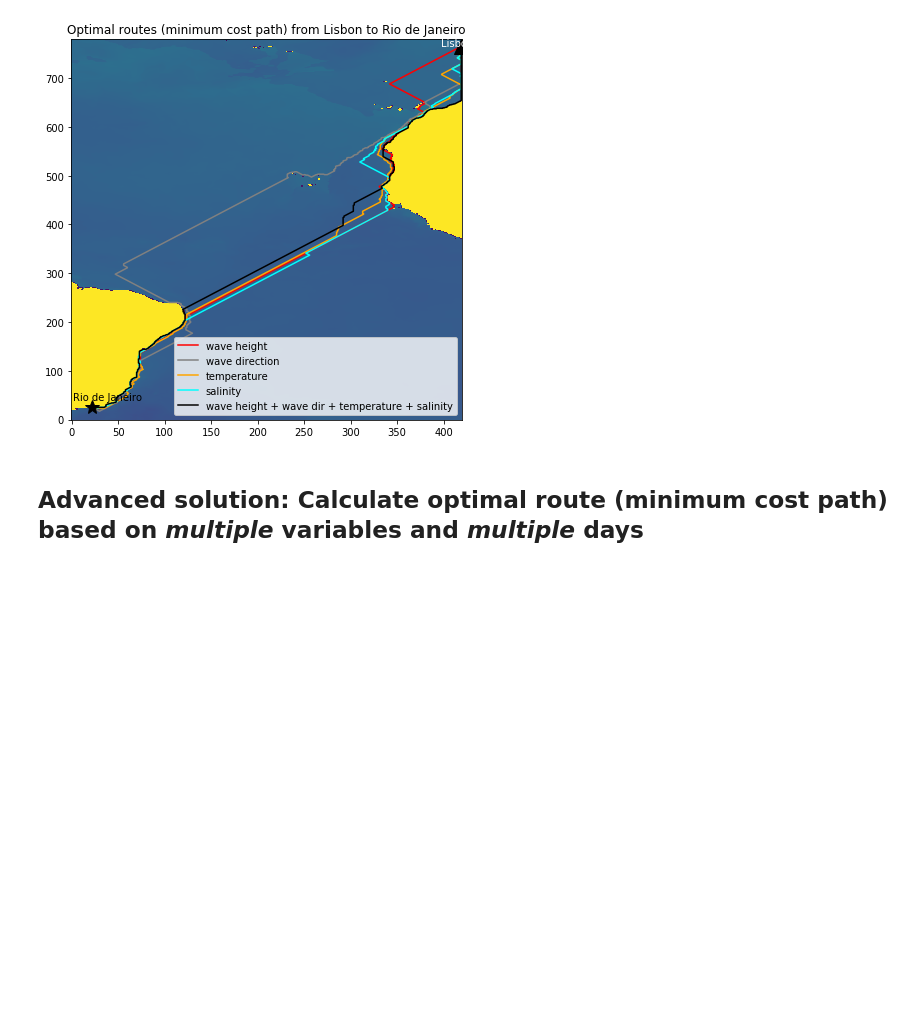
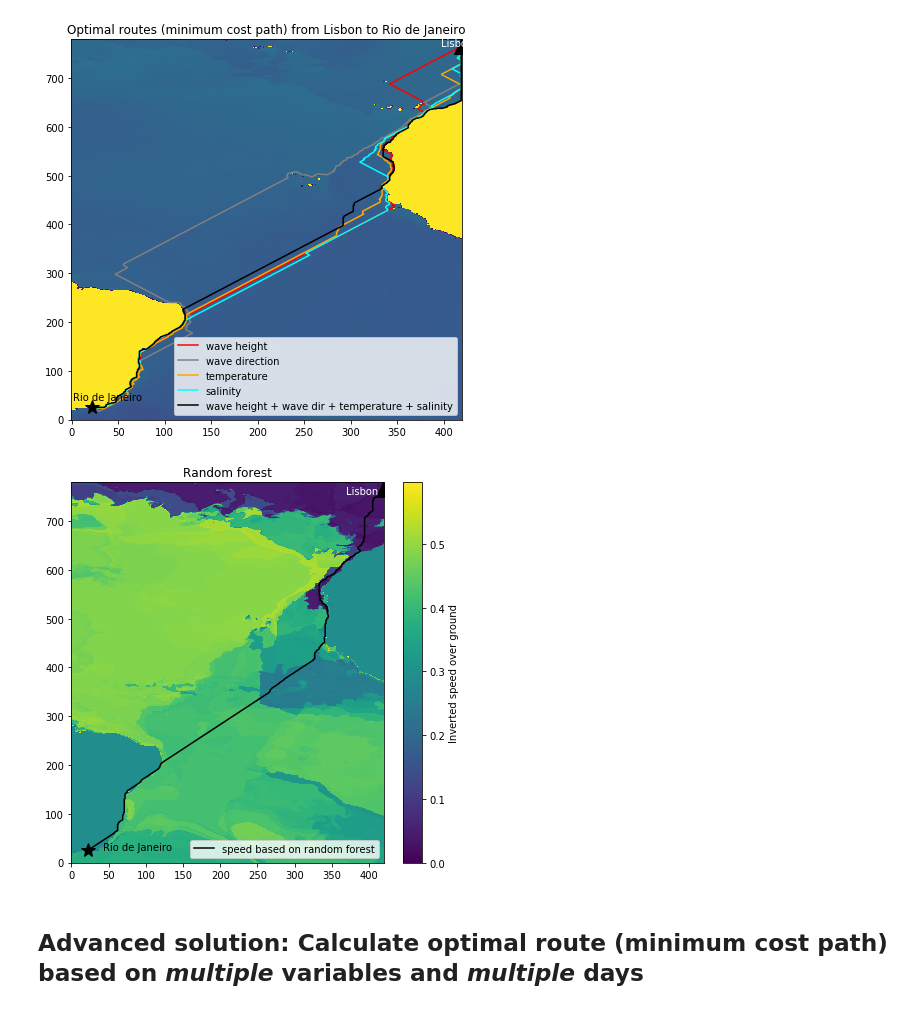
Before and after one commit to jonathom/cop_marine, a Jupyter notebook: Model_building.ipynb, the cells around one changed output. Cells and saved outputs as stored; diff of their text form; code cells hidden in the pictures; blank space fills up the shorter version.

```diff
--- a/Model_building.ipynb
+++ b/Model_building.ipynb
@@ -312,6 +399,9 @@ sal_indices = np.stack(sal_indices, axis=-1)
 
 merged_indices, weight = route_through_array(inverted_speed, start, end, fully_connected=True, geometric=True)
 merged_indices = np.stack(merged_indices, axis=-1)
+
+rf_indices, weight = route_through_array(rf_speed, start, end, fully_connected=True, geometric=True)
+rf_indices = np.stack(rf_indices, axis=-1)
 # %%
 # Plot optimal route
 plt.figure(figsize=(7,7))
@@ -338,6 +428,26 @@ plt.gca().invert_yaxis()
 # TODO: Add reference route the ships usually take
 # %% [output]
 [figure]
+# %%
+# Plot optimal route
+plt.figure(figsize=(7,7))
+
+# Costs
+plt.imshow(rf_speed, aspect='auto')
+
+plt.plot(rf_indices[1],rf_indices[0], 'black', label = "speed based on random forest")
+
+# Start/end points
+plt.plot(start_lon, start_lat, 'k^', markersize = 15)
+plt.text(start_lon - 50, start_lat - 10, "Lisbon", color = "white")
+plt.plot(end_lon, end_lat, 'k*', markersize=15)
+plt.text(end_lon + 20, end_lat, "Rio de Janeiro")
+plt.title("Random forest")
+plt.legend(loc = "lower right")
+plt.colorbar(label='Inverted speed over ground')
+plt.gca().invert_yaxis()
+# %% [output]
+[figure, added]
 # %% [markdown]
 ## Advanced solution: Calculate optimal route (minimum cost path) based on *multiple* variables and *multiple* days
 # %%
```
Also changed, not shown: parts of 13 cells of this notebook.
